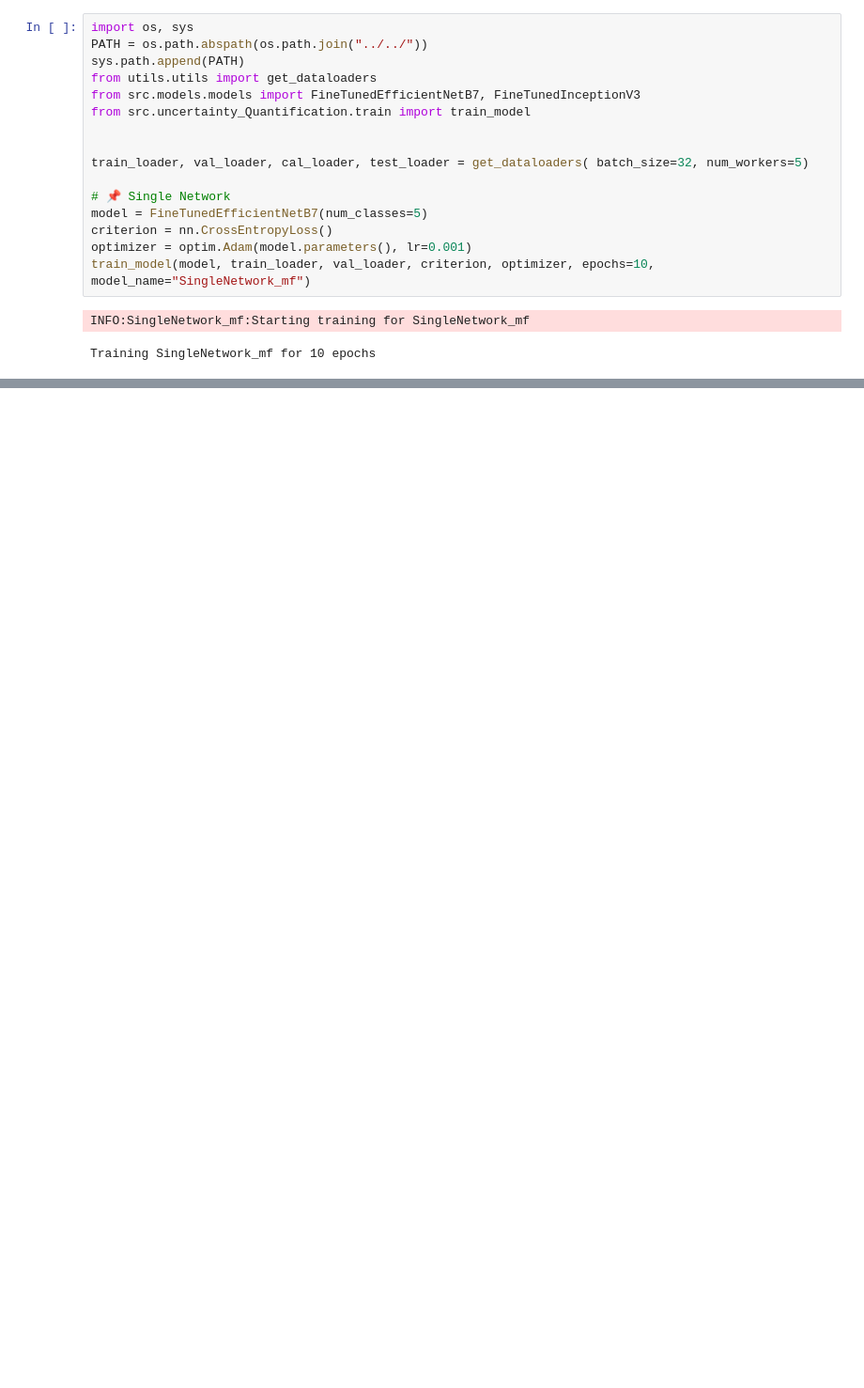
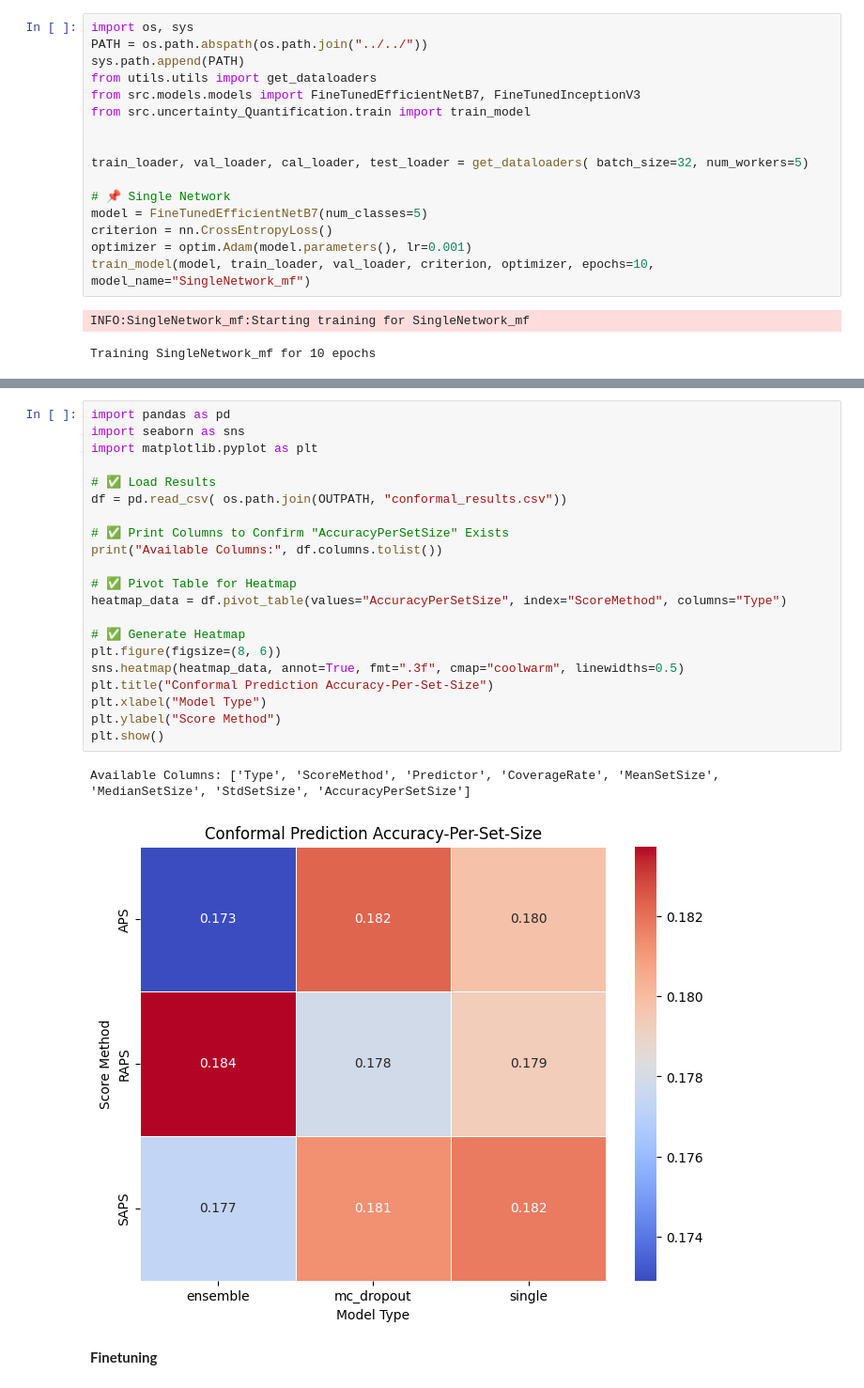
Before and after one commit to Conite002/HybridUncertaintyAwareDL, a Jupyter notebook: src/experimentations/sipakmed.ipynb, the cells around one changed output, grey strips where cells are left out. Shown at 94% size. Saved outputs shown, nothing was run; the diff lists cells and outputs as text; blank space fills up the shorter version.

```diff
--- a/src/experimentations/sipakmed.ipynb
+++ b/src/experimentations/sipakmed.ipynb
@@ -686,0 +954,26 @@ Training SingleNetwork_mf for 10 epochs
+# %%
+import pandas as pd
+import seaborn as sns
+import matplotlib.pyplot as plt
+
+# ✅ Load Results
+df = pd.read_csv( os.path.join(OUTPATH, "conformal_results.csv"))
+
+# ✅ Print Columns to Confirm "AccuracyPerSetSize" Exists
+print("Available Columns:", df.columns.tolist())
+
+# ✅ Pivot Table for Heatmap
+heatmap_data = df.pivot_table(values="AccuracyPerSetSize", index="ScoreMethod", columns="Type")
+
+# ✅ Generate Heatmap
+plt.figure(figsize=(8, 6))
+sns.heatmap(heatmap_data, annot=True, fmt=".3f", cmap="coolwarm", linewidths=0.5)
+plt.title("Conformal Prediction Accuracy-Per-Set-Size")
+plt.xlabel("Model Type")
+plt.ylabel("Score Method")
+plt.show()
+# %% [output]
+Available Columns: ['Type', 'ScoreMethod', 'Predictor', 'CoverageRate', 'MeanSetSize', 'MedianSetSize', 'StdSetSize', 'AccuracyPerSetSize']
+[figure, added]
+# %% [markdown]
+**Finetuning**
```
Also changed, not shown: parts of 6 cells of this notebook, 4 other files.
